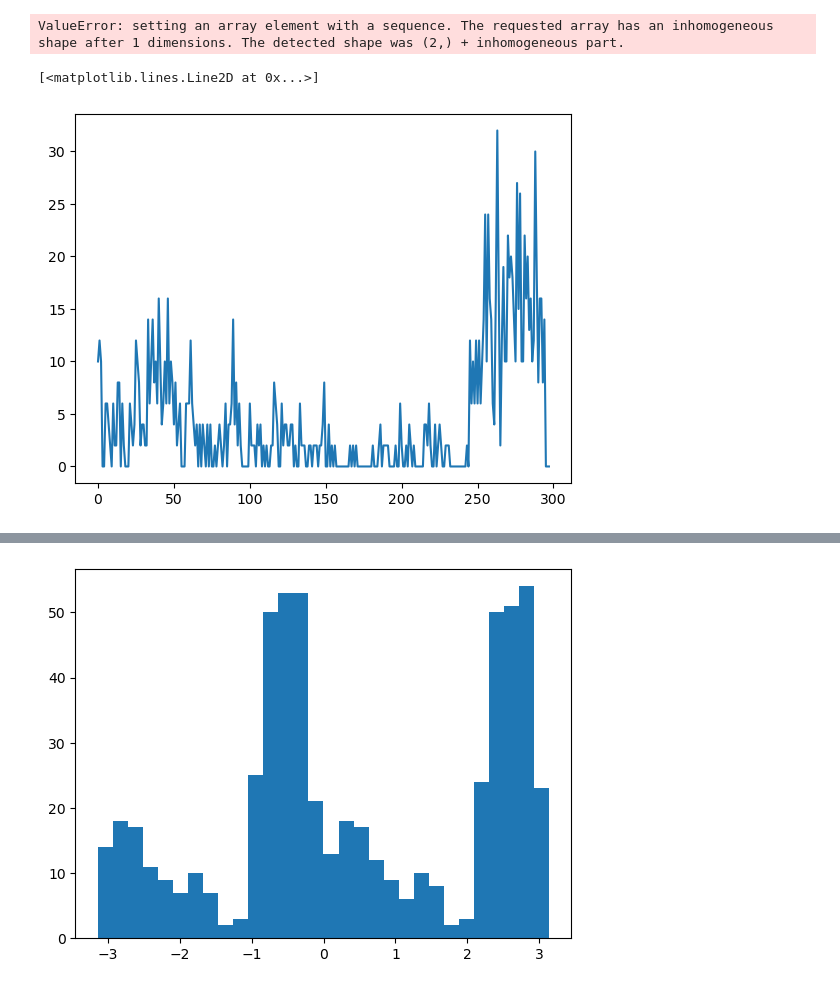
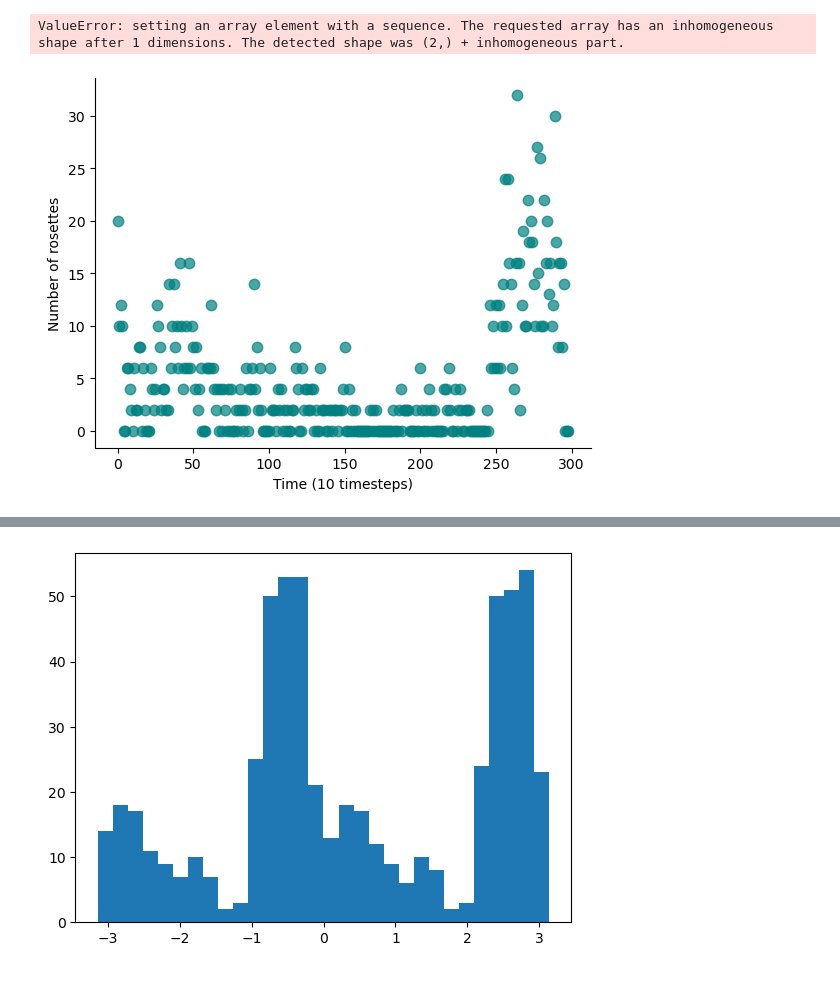
Before and after one commit to JakobSchauser/Thesis, a Jupyter notebook: CompareToData/Rosettes/CompareRosettes.ipynb, the cells around one changed output, grey strips where cells are left out. Cells and saved outputs as stored; diff of their text form; code cells hidden in the pictures.

```diff
--- a/CompareToData/Rosettes/CompareRosettes.ipynb
+++ b/CompareToData/Rosettes/CompareRosettes.ipynb
@@ -53,8 +55,16 @@ np.save('rosettes.npy', rosettes)
 np.save('vecs_between.npy', np.array(vecs_between))
 # %% [output]
 ValueError: setting an array element with a sequence. The requested array has an inhomogeneous shape after 1 dimensions. The detected shape was (2,) + inhomogeneous part.
-# %%
-plt.plot(counts.sum(axis=1)[2:])
-# %% [output]
-[<matplotlib.lines.Line2D at 0x...>]
-[figure, removed]
+# %%
+
+y = counts.sum(axis=1)[1:]
+# smooth the data
+# y = np.convolve(y, np.ones(10)/10, mode='valid')
+plt.plot(y,'.', ms=15, alpha = 0.7, c= 'teal')
+plt.ylabel('Number of rosettes')
+plt.xlabel('Time (10 timesteps)')
+import seaborn as sns
+sns.despine()
+plt.show()
+# %% [output]
+[figure, added]
```
Also changed, not shown: parts of 5 cells of this notebook, 19 other files.
